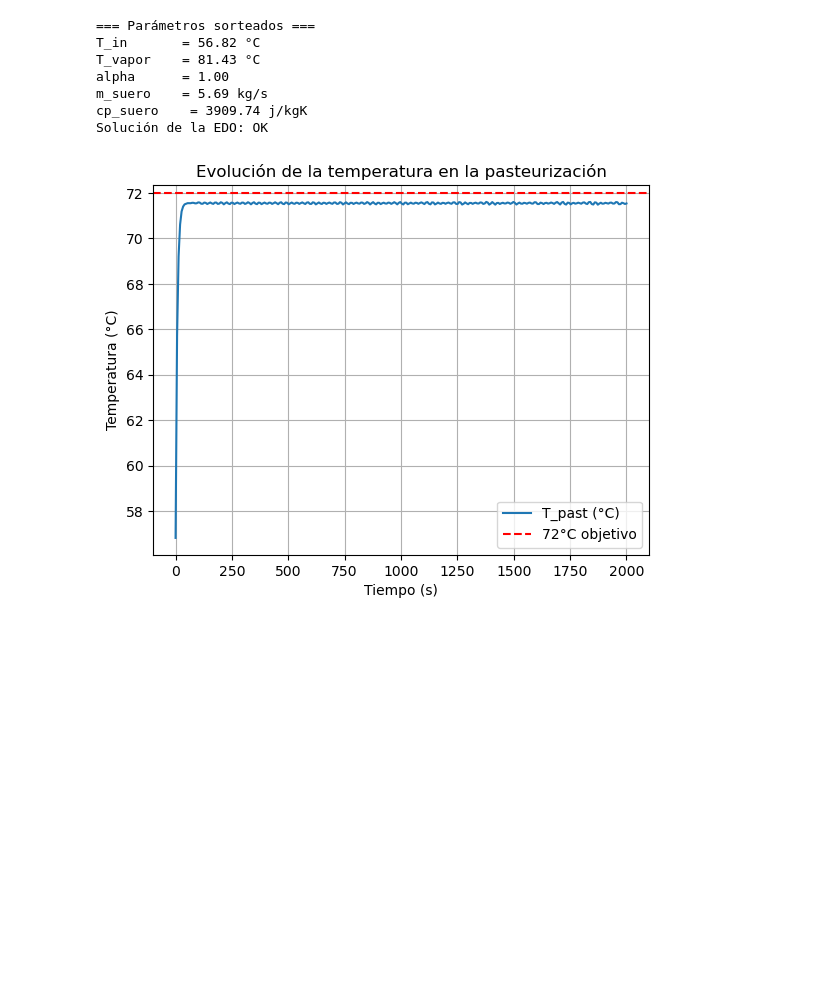
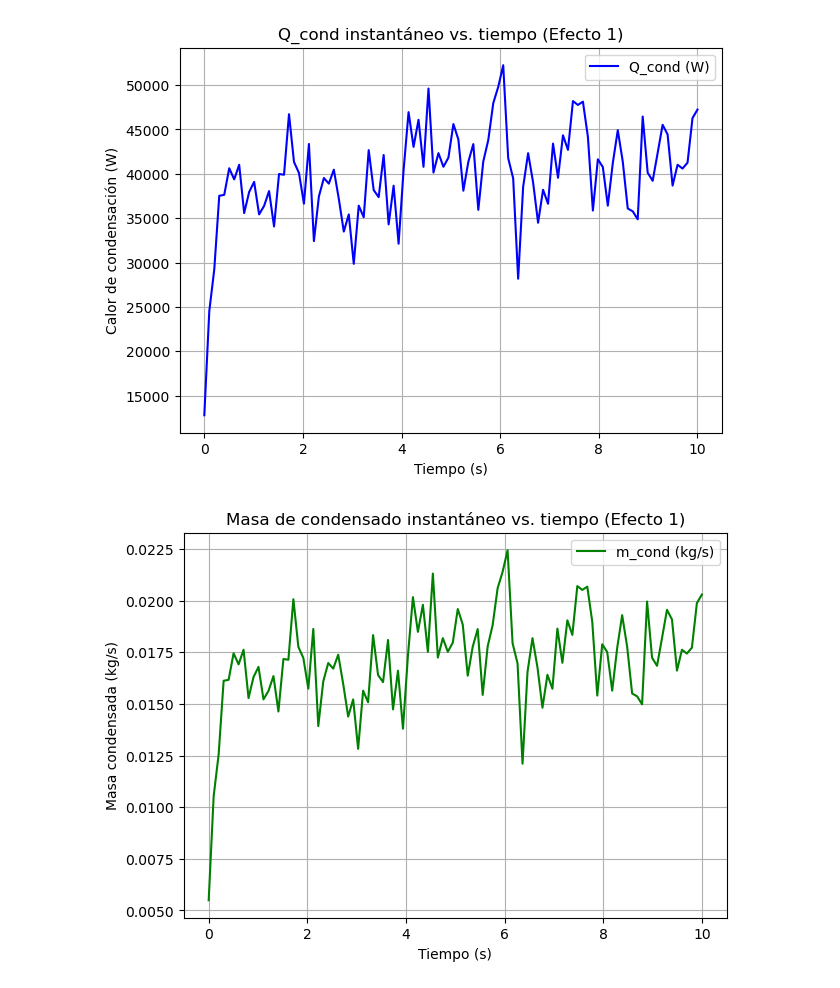
Before and after one commit to Damp-3/modelo_planta_concentradora, a Jupyter notebook: Modelo.ipynb, the cells around one changed output. Cells and saved outputs as stored; diff of their text form; code cells hidden in the pictures; blank space fills up the shorter version.

```diff
--- a/Modelo.ipynb
+++ b/Modelo.ipynb
@@ -21,7 +101,7 @@ import matplotlib.pyplot as plt
 if __name__ == "__main__":
     pastparams = Pastparams()
     effectparams_e1 = EvapEffectParams(pastparams, 1)  # Crear objeto para el primer efecto
-    T0 = 330  # Se ajusta a un valor dentro del rango permitido
+    T0 = 350  # Se ajusta a un valor dentro del rango permitido
     t_final = 10
     sol = simular_temp_pared(T0, t_final, pastparams, effectparams_e1)
     print("Tiempo (s):", sol.t)
@@ -29,7 +109,7 @@ if __name__ == "__main__":
 
     # GRAFICAR RESULTADOS
     plt.figure(figsize=(7,5))
-    plt.plot(sol.t, sol.y[0], label="T pared (°C)", color="red")
+    plt.plot(sol.t, sol.y[0], label="T pared (K)", color="red")
     plt.xlabel("Tiempo (s)")
     plt.ylabel("Temperatura de la pared (K)")
     plt.title("Evolución de la temperatura de la pared (primer efecto)")
@@ -379,11 +221,68 @@ T final en el último efecto: 51.27 °C
 # %%
-simulate_pasteurization()
+import numpy as np
+import matplotlib.pyplot as plt
+
+# Supongamos que ya tienes tu solución de solve_ivp en 'sol'
+tiempo = sol.t
+T_pared = sol.y[0]
+n_puntos = len(tiempo)
+
+# Datos o parámetros necesarios
+Tvap = pastparams.get_T_vap()            # [K] (valor fijo o variable según tu caso)
+A_out = effectparams_e1.get_area_effect("out")
+T_pared_prom = np.mean(T_pared)
+h_lv = effectparams_e1.ent_latent_cond(Tvap,T_pared_prom)       # [J/kg] entalpía de condensación (aprox. agua ~100 °C)
+
+Q_cond_array = []
+m_cond_instant = []
+delta_T_cond = []
+
+for i in range(n_puntos):
+    Tw_i = T_pared[i]
+    # Obtenemos el coeficiente de condensación en el instante i
+    delta_T_i = Tvap - Tw_i
+
+    h_cond_i = effectparams_e1.h_cond(Tvap, Tw_i)
+
+    # Calor de condensación instantáneo (en [W] = [J/s])
+    Q_cond_i = h_cond_i * A_out * (delta_T_i)
+
+    # Caudal de masa condensada instantánea (kg/s)
+    # Se asume que h_lv es la entalpía de condensación
+    m_cond_i = Q_cond_i / h_lv
+
+    Q_cond_array.append(Q_cond_i)
+    m_cond_instant.append(m_cond_i)
+    delta_T_cond.append(delta_T_i)
+
+# Graficar resultados
+plt.figure(figsize=(7,5))
+plt.plot(tiempo, Q_cond_array, label='Q_cond (W)', color='blue')
+plt.xlabel('Tiempo (s)')
+plt.ylabel('Calor de condensación (W)')
+plt.title('Q_cond instantáneo vs. tiempo (Efecto 1)')
+plt.grid(True)
+plt.legend()
+
+plt.figure(figsize=(7,5))
+plt.plot(tiempo, m_cond_instant, label='m_cond (kg/s)', color='green')
+plt.xlabel('Tiempo (s)')
+plt.ylabel('Masa condensada (kg/s)')
+plt.title('Masa de condensado instantáneo vs. tiempo (Efecto 1)')
+plt.grid(True)
+plt.legend()
+
+# GRAFICAR Delta T
+plt.figure(figsize=(7,5))
+plt.plot(tiempo, delta_T_cond, label='delta T = Tvap - Tw [K]', color='blue')
+plt.xlabel('Tiempo (s)')
+plt.ylabel('delta T (K)')
+plt.title('Delta T vs. tiempo')
+plt.grid(True)
+plt.legend()
+
+
+plt.show()
 # %% [output]
-=== Parámetros sorteados ===
-T_in       = 56.82 °C
-T_vapor    = 81.43 °C
-alpha      = 1.00
-m_suero    = 5.69 kg/s
-cp_suero    = 3909.74 j/kgK
-Solución de la EDO: OK
-[figure, old version]
+[figure, new version]
+[figure, added]
```
Also changed, not shown: parts of 18 cells of this notebook, 6 other files.
